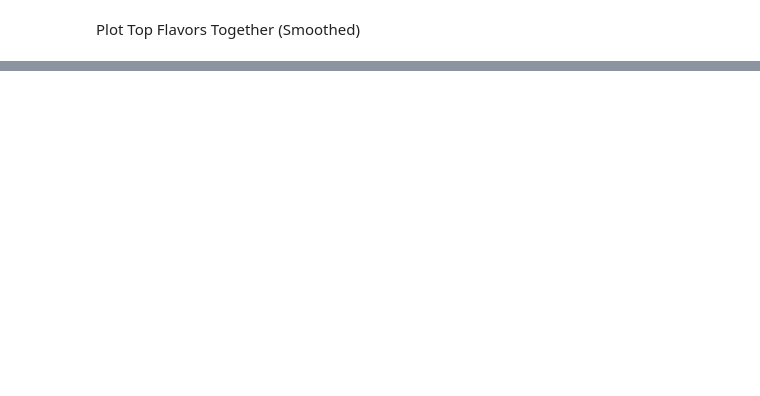
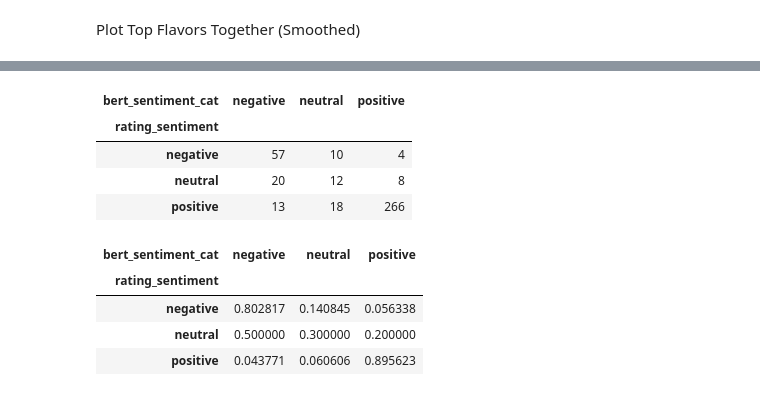
Before and after one commit to EmanArsham/Nestle_1B, a Jupyter notebook: Nestle.ipynb, the cells around one changed output, grey strips where cells are left out. Cells and saved outputs as stored; diff of their text form; code cells hidden in the pictures; blank space fills up the shorter version.

```diff
--- a/Nestle.ipynb
+++ b/Nestle.ipynb
@@ -407,0 +616,31 @@ Text(0.5, 1.0, 'Average Review Rating per Flavor')
+# %%
+# Baseline: map numeric ratings to simple sentiment categories and compare to BERT
+def rating_to_sentiment(r):
+    if r <= 2:
+        return 'negative'
+    elif r == 3:
+        return 'neutral'
+    else:
+        return 'positive'
+
+df_final['rating_sentiment'] = df_final['rating'].apply(rating_to_sentiment)
+df_final['bert_sentiment_cat'] = df_final['bert_sentiment_score'].apply(lambda s: 'negative' if s<=2 else ('neutral' if s==3 else 'positive'))
+
+# Show confusion / agreement table
+confusion = pd.crosstab(df_final['rating_sentiment'], df_final['bert_sentiment_cat'])
+display(confusion)
+
+# Normalized (by rows) for easier comparison
+confusion_norm = pd.crosstab(df_final['rating_sentiment'], df_final['bert_sentiment_cat'], normalize='index')
+display(confusion_norm)
+# %% [output]
+| bert_sentiment_cat | negative | neutral | positive |
+| rating_sentiment |  |  |  |
+| negative | 57 | 10 | 4 |
+| neutral | 20 | 12 | 8 |
+| positive | 13 | 18 | 266 |
+| bert_sentiment_cat | negative | neutral | positive |
+| rating_sentiment |  |  |  |
+| negative | 0.802817 | 0.140845 | 0.056338 |
+| neutral | 0.500000 | 0.300000 | 0.200000 |
+| positive | 0.043771 | 0.060606 | 0.895623 |
```
Also changed, not shown: parts of 18 cells of this notebook.
